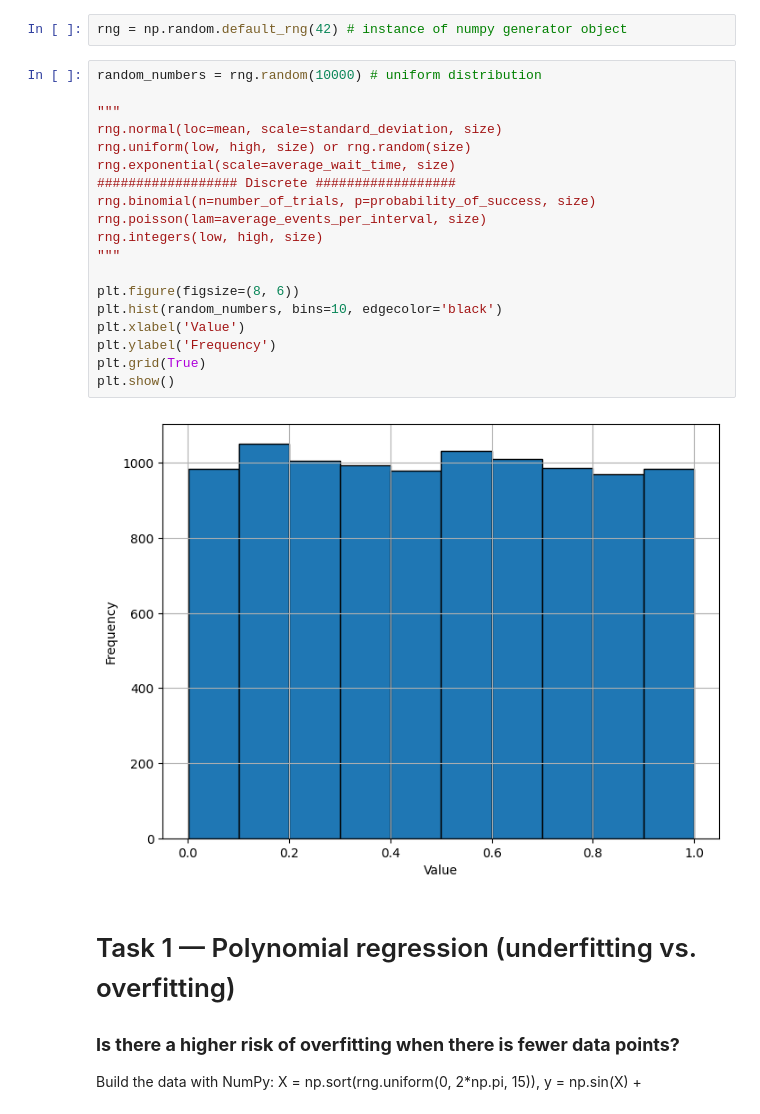
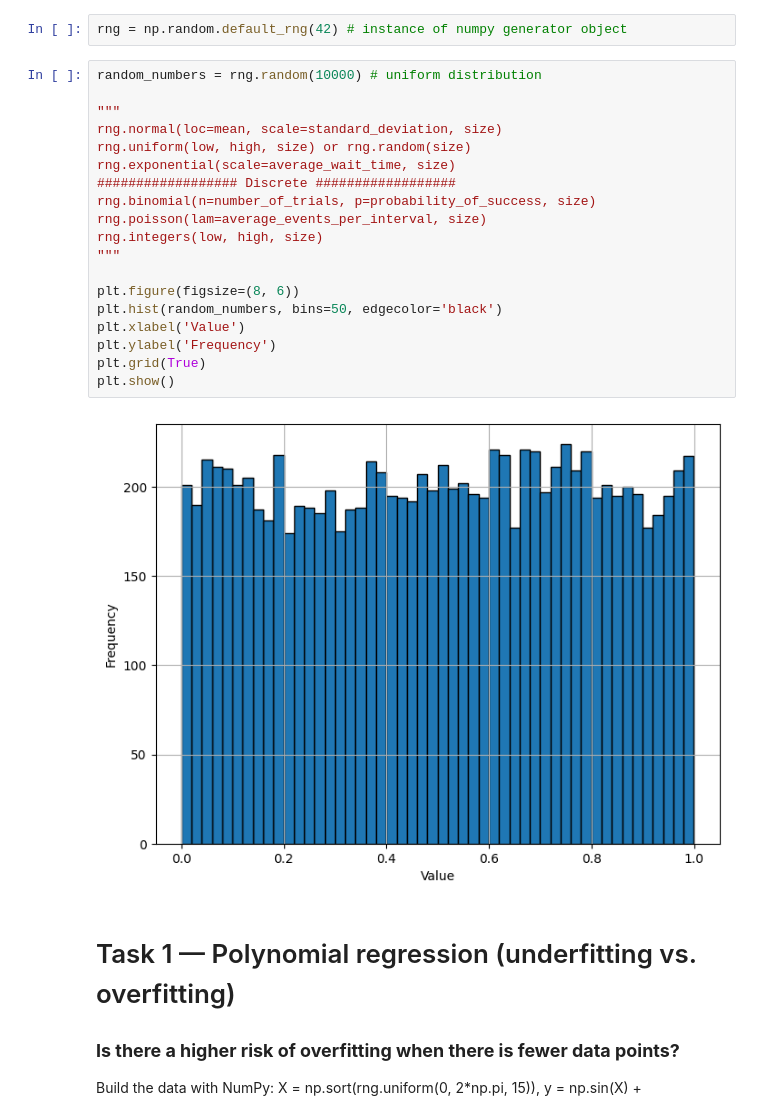
Before and after one commit to Louis-codes/TUM_cognitive_systems, a Jupyter notebook: 01_machine_learning.ipynb, the cells around one changed output. Drawn from its saved outputs; the diff is of its cells as text.

```diff
--- a/01_machine_learning.ipynb
+++ b/01_machine_learning.ipynb
@@ -16,24 +16,24 @@ rng = np.random.default_rng(42) # instance of numpy generator object
 # %%
 random_numbers = rng.random(10000) # uniform distribution
 
 """
 rng.normal(loc=mean, scale=standard_deviation, size)
 rng.uniform(low, high, size) or rng.random(size)
 rng.exponential(scale=average_wait_time, size)
 ################## Discrete ##################
 rng.binomial(n=number_of_trials, p=probability_of_success, size)
 rng.poisson(lam=average_events_per_interval, size)
 rng.integers(low, high, size)
 """
 
 plt.figure(figsize=(8, 6))
-plt.hist(random_numbers, bins=10, edgecolor='black')
+plt.hist(random_numbers, bins=50, edgecolor='black')
 plt.xlabel('Value')
 plt.ylabel('Frequency')
 plt.grid(True)
 plt.show()
 # %% [output]
-[figure, old version]
+[figure, new version]
 # %% [markdown]
 # Task 1 — Polynomial regression (underfitting vs. overfitting)
 ### **Is there a higher risk of overfitting when there is fewer data points?**
```
